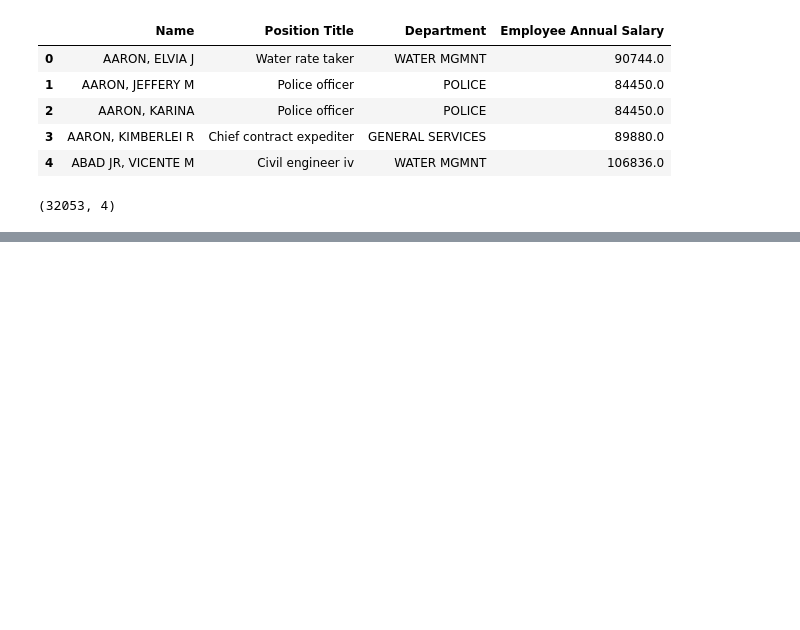
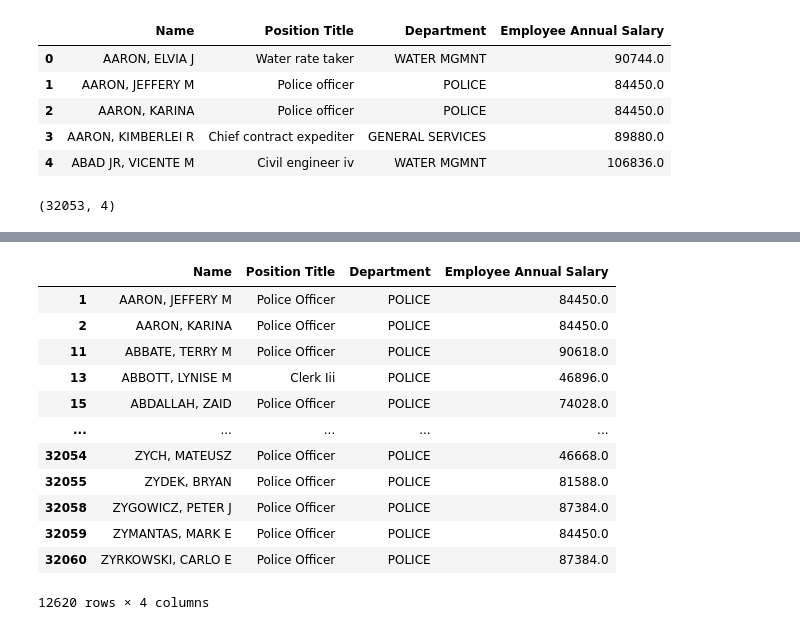
Before and after one commit to sthasarita/Pandas, a Jupyter notebook: Untitled2.ipynb, the cells around one changed output, grey strips where cells are left out. Saved outputs shown, nothing was run; the diff lists cells and outputs as text; code cells hidden in the pictures; blank space fills up the shorter version.

```diff
--- a/Untitled2.ipynb
+++ b/Untitled2.ipynb
@@ -736,0 +751,4 @@ ch.shape
+# %%
+ch["Employee Annual Salary"] = ch["Employee Annual Salary"].str.replace("$", "", regex = False).str.replace(",", "", regex = False).astype(float)
+# %%
+ch["Position Title"] = ch["Position Title"].str.title()
@@ -736,0 +772,2 @@ ch.shape
+# %%
+ch["Department"] = ch["Department"].astype("category")
@@ -736,0 +951,18 @@ ch.shape
+# %%
+police_workers = ch["Department"].str.lower().str.contains("police")
+# %%
+ch[police_workers]
+# %% [output]
+|  | Name | Position Title | Department | Employee Annual Salary |
+| 1 | AARON, JEFFERY M | Police Officer | POLICE | 84450.0 |
+| 2 | AARON, KARINA | Police Officer | POLICE | 84450.0 |
+| 11 | ABBATE, TERRY M | Police Officer | POLICE | 90618.0 |
+| 13 | ABBOTT, LYNISE M | Clerk Iii | POLICE | 46896.0 |
+| 15 | ABDALLAH, ZAID | Police Officer | POLICE | 74028.0 |
+| ... | ... | ... | ... | ... |
+| 32054 | ZYCH, MATEUSZ | Police Officer | POLICE | 46668.0 |
+| 32055 | ZYDEK, BRYAN | Police Officer | POLICE | 81588.0 |
+| 32058 | ZYGOWICZ, PETER J | Police Officer | POLICE | 87384.0 |
+| 32059 | ZYMANTAS, MARK E | Police Officer | POLICE | 84450.0 |
+| 32060 | ZYRKOWSKI, CARLO E | Police Officer | POLICE | 87384.0 |
+12620 rows × 4 columns
```
Also changed, not shown: parts of 30 cells of this notebook.
